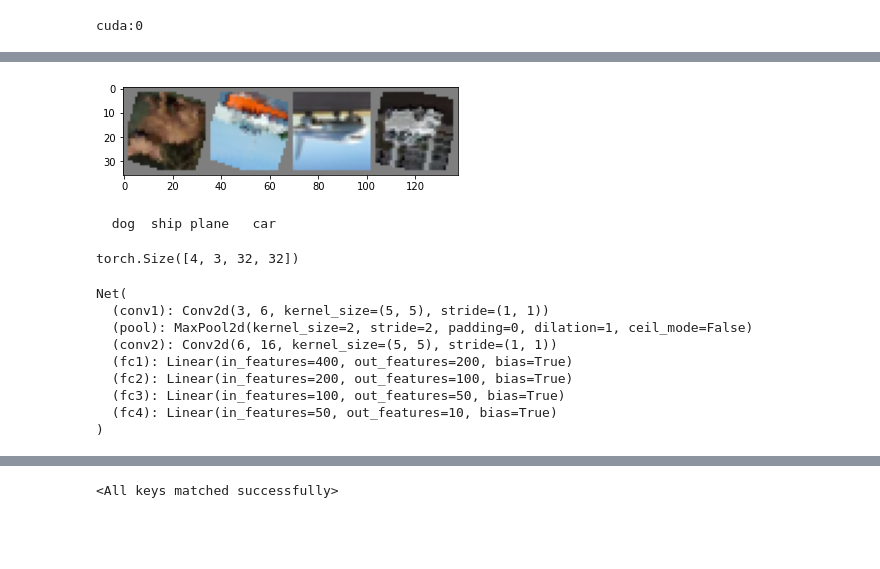
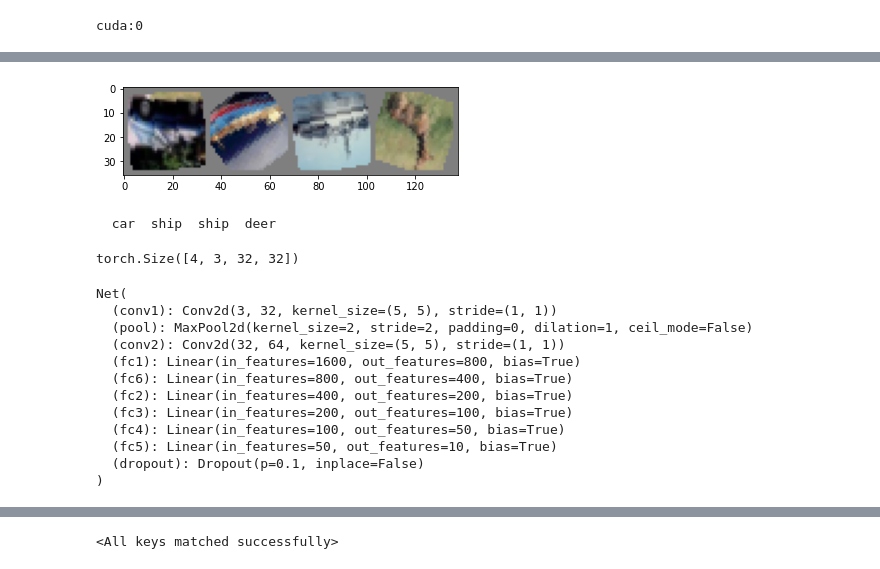
Before and after one commit to rohanmandrekar/Cifar-10-, a Jupyter notebook: DM_assignment_1.ipynb, the cells around one changed output, grey strips where cells are left out. Saved outputs shown, nothing was run; the diff lists cells and outputs as text; code cells hidden in the pictures; blank space fills up the shorter version.

Commit message:
attempt 6
increased no. of nodes. added dropout layer.

```diff
--- a/DM_assignment_1.ipynb
+++ b/DM_assignment_1.ipynb
@@ -41,31 +43,35 @@ Files already downloaded and verified
 # %%
 import matplotlib.pyplot as plt
 import numpy as np
 
 # functions to show an image
 
 
 def imshow(img):
     img = img / 2 + 0.5     # unnormalize
     npimg = img.numpy()
     plt.imshow(np.transpose(npimg, (1, 2, 0)))
     plt.show()
 
 
 # get some random training images
 dataiter = iter(trainloader)
 images, labels = dataiter.next()
 
 # show images
 imshow(torchvision.utils.make_grid(images))
 # print labels
 print(' '.join('%5s' % classes[labels[j]] for j in range(4)))
-
-images.shape
 # %% [output]
-[figure, old version]
+[figure, new version]
-  dog  ship plane   car
+  car  ship  ship  deer
-torch.Size([4, 3, 32, 32])
+# %%
+for i, data in enumerate(trainloader, 0):
+  inputs, labels = data[0].to(device), data[1].to(device)
+
+inputs.shape
+# %% [output]
+torch.Size([4, 3, 32, 32])
 # %%
 import torch.nn as nn
 import torch.nn.functional as F
@@ -74,23 +80,30 @@ import torch.nn.functional as F
 class Net(nn.Module):
     def __init__(self):
         super(Net, self).__init__()
-        self.conv1 = nn.Conv2d(3, 6, 5)
+        self.conv1 = nn.Conv2d(3, 32, 5)
         self.pool = nn.MaxPool2d(2, 2)
-        self.conv2 = nn.Conv2d(6, 16, 5)
-        self.fc1 = nn.Linear(16 * 5 * 5, 200)
-        self.fc2 = nn.Linear(200,100)
-        self.fc3 = nn.Linear(100, 50)
-        self.fc4 = nn.Linear(50, 10)
+        self.conv2 = nn.Conv2d(32, 64, 5)
+        self.fc1 = nn.Linear(64 * 5 * 5, 800)
+        self.fc6 = nn.Linear(800,400)
+        self.fc2 = nn.Linear(400,200)
+        self.fc3 = nn.Linear(200,100)
+        self.fc4 = nn.Linear(100, 50)
+        self.fc5 = nn.Linear(50, 10)
+        self.dropout = nn.Dropout(p=0.1)
 
 
     def forward(self, x):
         x = self.pool(F.relu(self.conv1(x)))
         x = self.pool(F.relu(self.conv2(x)))
-        x = x.view(-1, 16 * 5 * 5)
+        x = x.view(-1, 64 * 5 * 5)
         x = F.relu(self.fc1(x))
+        x = F.relu(self.fc6(x))
+        x = self.dropout(x)
         x = F.relu(self.fc2(x))
         x = F.relu(self.fc3(x))
-        x = self.fc4(x)
+        x = self.dropout(x)
+        x = F.relu(self.fc4(x))
+        x = self.fc5(x)
         return x
 
 
@@ -99,13 +112,16 @@ net=net.to(device)
 print(net)
 # %% [output]
 Net(
-  (conv1): Conv2d(3, 6, kernel_size=(5, 5), stride=(1, 1))
+  (conv1): Conv2d(3, 32, kernel_size=(5, 5), stride=(1, 1))
   (pool): MaxPool2d(kernel_size=2, stride=2, padding=0, dilation=1, ceil_mode=False)
-  (conv2): Conv2d(6, 16, kernel_size=(5, 5), stride=(1, 1))
-  (fc1): Linear(in_features=400, out_features=200, bias=True)
-  (fc2): Linear(in_features=200, out_features=100, bias=True)
-  (fc3): Linear(in_features=100, out_features=50, bias=True)
-  (fc4): Linear(in_features=50, out_features=10, bias=True)
+  (conv2): Conv2d(32, 64, kernel_size=(5, 5), stride=(1, 1))
+  (fc1): Linear(in_features=1600, out_features=800, bias=True)
+  (fc6): Linear(in_features=800, out_features=400, bias=True)
+  (fc2): Linear(in_features=400, out_features=200, bias=True)
+  (fc3): Linear(in_features=200, out_features=100, bias=True)
+  (fc4): Linear(in_features=100, out_features=50, bias=True)
+  (fc5): Linear(in_features=50, out_features=10, bias=True)
+  (dropout): Dropout(p=0.1, inplace=False)
 )
 # %%
 import torch.optim as optim
```
Also changed, not shown: parts of 7 cells of this notebook.
